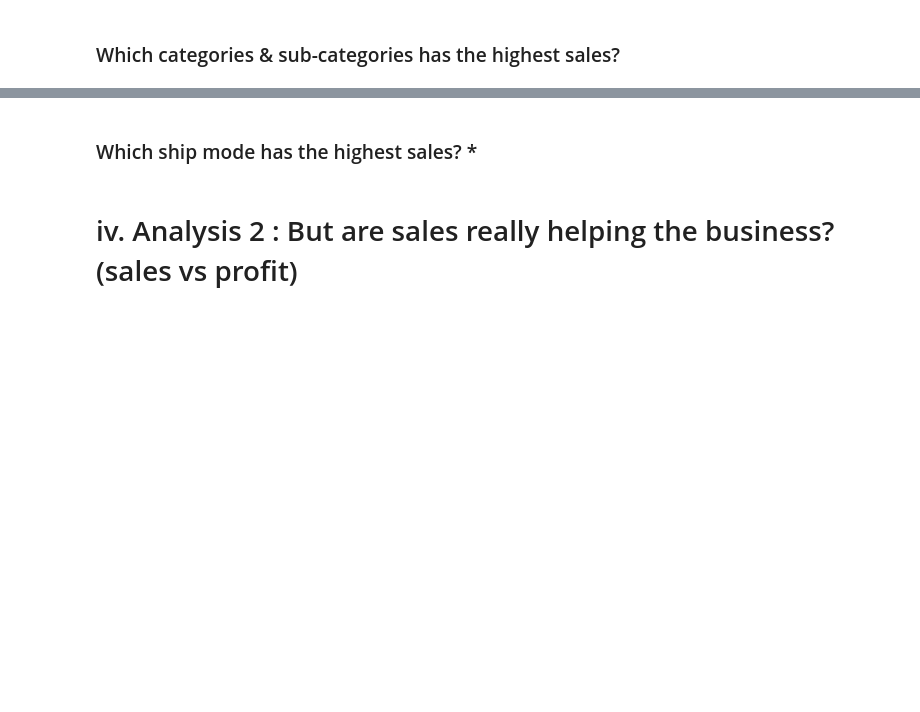
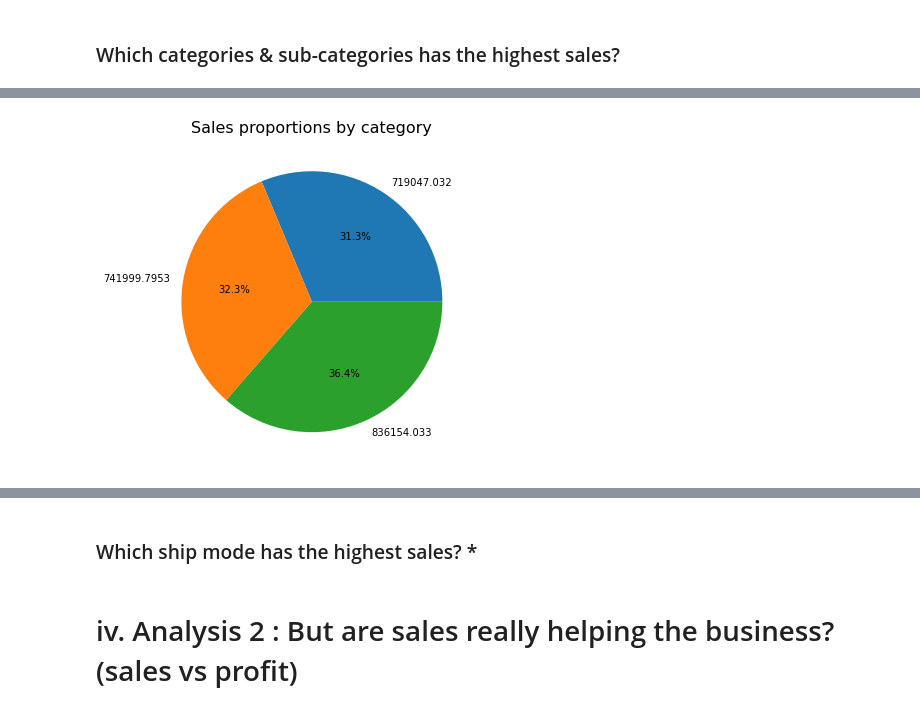
Before and after one commit to fahrizanrasyad/superstore-analysis, a Jupyter notebook: superstore_fahrizan-rasyad.ipynb, the cells around one changed output, grey strips where cells are left out. Cells and saved outputs as stored; diff of their text form; code cells hidden in the pictures; blank space fills up the shorter version.

```diff
--- a/superstore_fahrizan-rasyad.ipynb
+++ b/superstore_fahrizan-rasyad.ipynb
@@ -265,0 +310,14 @@ df['Profit per Unit'] =  (df['Profit'] / df['Quantity'])
+# %%
+# Grouping by category
+sales_per_category = df.groupby('Category')['Sales'].sum().reset_index().sort_values(by='Sales', ascending=True)
+
+# Creating piechart
+fig, ax = plt.subplots(figsize=(10, 6))
+fig.patch.set_facecolor('white')
+
+plt.pie(sales_per_category['Sales'], labels=sales_per_category['Sales'], autopct='%1.1f%%')
+plt.title('Sales proportions by category', fontsize=16)
+
+plt.show()
+# %% [output]
+[figure, added]
```
Also changed, not shown: parts of 24 cells of this notebook.
